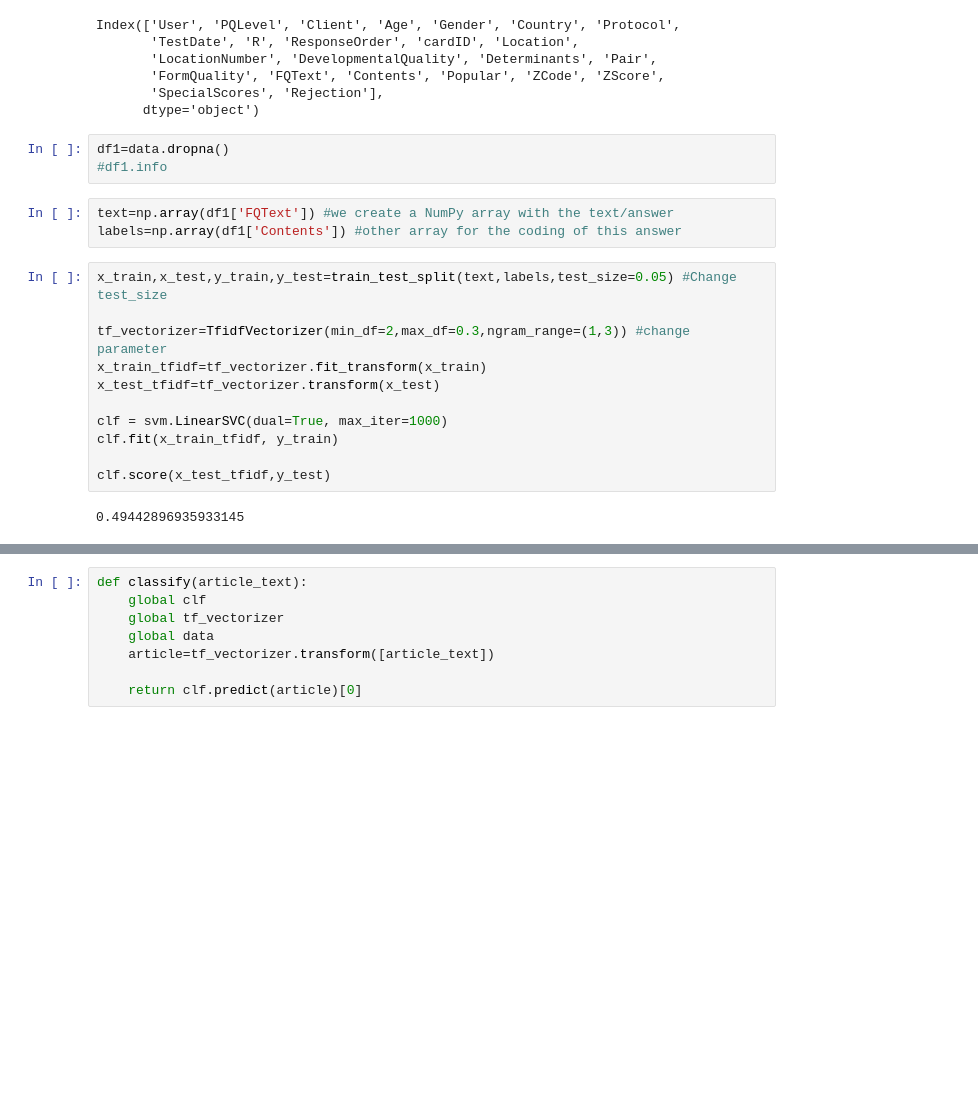
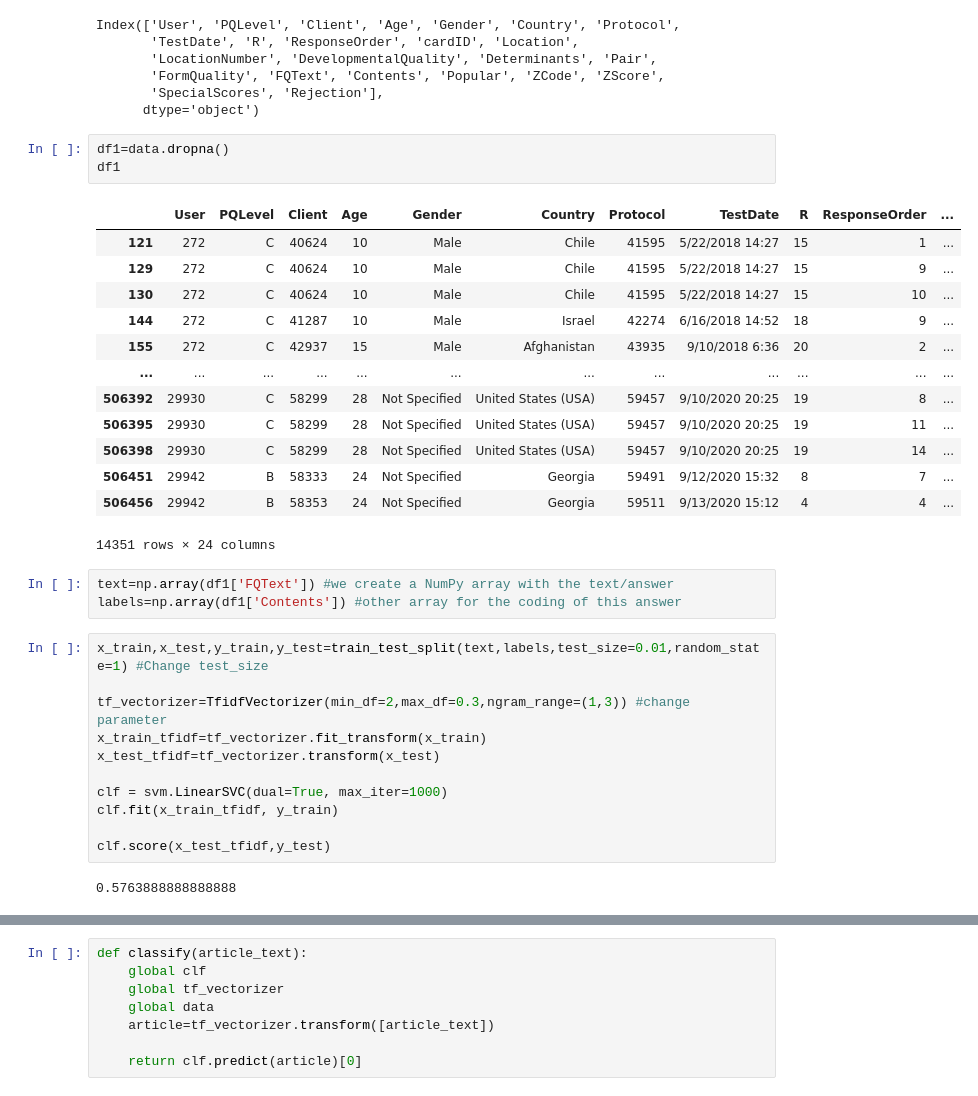
Before and after one commit to alberto-lorente/RorschIA, a Jupyter notebook: Classification_task/rap_dataset_ex.ipynb, the cells around one changed output, grey strips where cells are left out. Cells and saved outputs as stored; diff of their text form; blank space fills up the shorter version.

```diff
--- a/Classification_task/rap_dataset_ex.ipynb
+++ b/Classification_task/rap_dataset_ex.ipynb
@@ -26,12 +26,26 @@ Index(['User', 'PQLevel', 'Client', 'Age', 'Gender', 'Country', 'Protocol',
       dtype='object')
 # %%
 df1=data.dropna()
-#df1.info
+df1
+# %% [output]
+|  | User | PQLevel | Client | Age | Gender | Country | Protocol | TestDate | R | ResponseOrder | ... |
+| 121 | 272 | C | 40624 | 10 | Male | Chile | 41595 | 5/22/2018 14:27 | 15 | 1 | ... |
+| 129 | 272 | C | 40624 | 10 | Male | Chile | 41595 | 5/22/2018 14:27 | 15 | 9 | ... |
+| 130 | 272 | C | 40624 | 10 | Male | Chile | 41595 | 5/22/2018 14:27 | 15 | 10 | ... |
+| 144 | 272 | C | 41287 | 10 | Male | Israel | 42274 | 6/16/2018 14:52 | 18 | 9 | ... |
+| 155 | 272 | C | 42937 | 15 | Male | Afghanistan | 43935 | 9/10/2018 6:36 | 20 | 2 | ... |
+| ... | ... | ... | ... | ... | ... | ... | ... | ... | ... | ... | ... |
+| 506392 | 29930 | C | 58299 | 28 | Not Specified | United States (USA) | 59457 | 9/10/2020 20:25 | 19 | 8 | ... |
+| 506395 | 29930 | C | 58299 | 28 | Not Specified | United States (USA) | 59457 | 9/10/2020 20:25 | 19 | 11 | ... |
+| 506398 | 29930 | C | 58299 | 28 | Not Specified | United States (USA) | 59457 | 9/10/2020 20:25 | 19 | 14 | ... |
+| 506451 | 29942 | B | 58333 | 24 | Not Specified | Georgia | 59491 | 9/12/2020 15:32 | 8 | 7 | ... |
+| 506456 | 29942 | B | 58353 | 24 | Not Specified | Georgia | 59511 | 9/13/2020 15:12 | 4 | 4 | ... |
+14351 rows × 24 columns
 # %%
 text=np.array(df1['FQText']) #we create a NumPy array with the text/answer
 labels=np.array(df1['Contents']) #other array for the coding of this answer
 # %%
-x_train,x_test,y_train,y_test=train_test_split(text,labels,test_size=0.05) #Change test_size
+x_train,x_test,y_train,y_test=train_test_split(text,labels,test_size=0.01,random_state=1) #Change test_size
 
 tf_vectorizer=TfidfVectorizer(min_df=2,max_df=0.3,ngram_range=(1,3)) #change parameter
 x_train_tfidf=tf_vectorizer.fit_transform(x_train)
@@ -42,4 +56,4 @@ clf.fit(x_train_tfidf, y_train)
 
 clf.score(x_test_tfidf,y_test)
 # %% [output]
-0.49442896935933145
+0.5763888888888888
```
Also changed, not shown: parts of 11 cells of this notebook.
